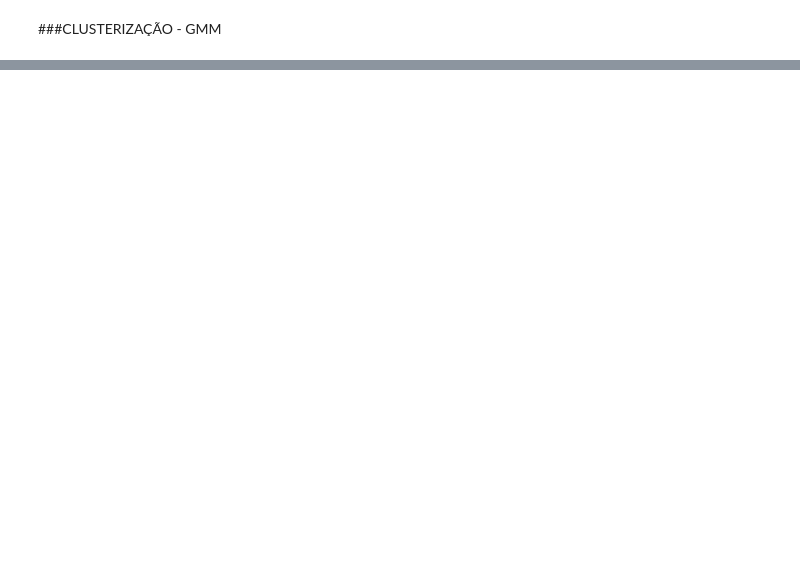
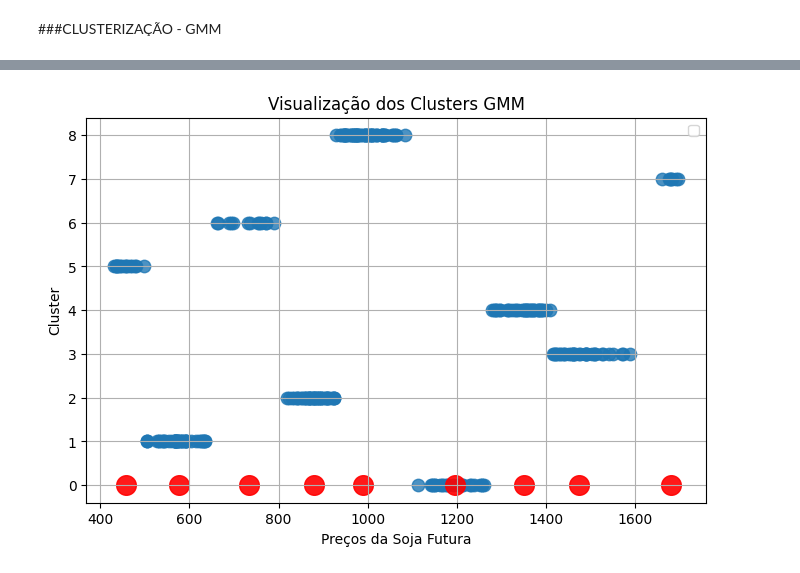
Before and after one commit to FelipeRuanMarinheiro/SOJA__REG, a Jupyter notebook: SOJA_REG.ipynb, the cells around one changed output, grey strips where cells are left out. Drawn from its saved outputs; the diff is of its cells as text; code cells hidden in the pictures; blank space fills up the shorter version.

```diff
--- a/SOJA_REG.ipynb
+++ b/SOJA_REG.ipynb
@@ -1314,4 +1275,19 @@ X_train = precos
 # %%
+# Importando bibliotecas
+import pandas as pd
+import numpy as np
+from scipy.stats import norm  # Importando norm do scipy.stats
+from sklearn.mixture import GaussianMixture
+from sklearn.model_selection import train_test_split
+from sklearn.metrics import silhouette_score, calinski_harabasz_score
+import matplotlib.pyplot as plt
+
+# Selecionando a coluna de preços
+precos = df_p_v['Preços'].to_numpy()
+
+# Usando todos os dados para treino
+X_train = precos
+
 # Definindo o intervalo de clusters
 n_clusters = np.arange(5, 15)
 
@@ -1324,7 +1300,83 @@ for n in n_clusters:
     modelo_gmm.fit(X_train.reshape(-1, 1))
 
     # Avaliando o modelo
-resultados[n] = {
-    "silhueta": silhouette_score(X_train.reshape(-1, 1), modelo_gmm.predict(X_train.reshape(-1, 1))),
-    "calinski_harabasz": calinski_harabasz_score(X_train.reshape(-1, 1), modelo_gmm.predict(X_train.reshape(-1, 1)))
-}
+    resultados[n] = {
+        "silhueta": silhouette_score(X_train.reshape(-1, 1), modelo_gmm.predict(X_train.reshape(-1, 1))),
+        "calinski_harabasz": calinski_harabasz_score(X_train.reshape(-1, 1), modelo_gmm.predict(X_train.reshape(-1, 1)))
+    }
+
+# Criando um DataFrame com os resultados
+df_resultados = pd.DataFrame(resultados).T
+
+# Mostrando o DataFrame
+print(df_resultados.to_string())
+
+# Selecionando o número ótimo de clusters
+numero_clusters_ideal = df_resultados.index[df_resultados['silhueta'].argmax()]
+
+# Treinando o modelo GMM final
+modelo_gmm_final = GaussianMixture(n_components=numero_clusters_ideal, random_state=42)
+modelo_gmm_final.fit(X_train.reshape(-1, 1))
+
+# Definindo a função para plotar o ajuste Gaussiano
+def fit_gaussiano (data, mean, std, color):
+    """
+    Função para plotar a curva Gaussiana ajustada para um cluster.
+
+    Args:
+        data: Array com os dados do cluster (preços).
+        mean: Média do cluster.
+        std: Desvio padrão do cluster.
+        color: Cor da curva Gaussiana.
+    """
+
+    # Definindo o intervalo de valores para a curva Gaussiana
+    x = np.linspace(data.min(), data.max(), 100)
+
+    # Ajustando a curva Gaussiana
+    y = norm(loc=mean, scale=std).pdf(x)
+
+    # Plotando a curva Gaussiana
+    plt.figure(figsize=(8, 5))
+    plt.plot(x, y.ravel(), color=color, label=f"Cluster {color}")
+    plt.title('Visualização dos Clusters GMM com Ajuste Gaussiano e Amplitude Interquartil')
+    plt.xlabel('Preços da Soja Futura')
+    plt.ylabel('Densidade de Probabilidade')
+    plt.grid(True)
+    plt.legend()
+
+
+# Visualizando os clusters
+predicted_labels = modelo_gmm_final.predict(X_train.reshape(-1, 1))
+
+# Adicionando rótulos e título para melhor interpretação
+plt.figure(figsize=(8, 5))
+plt.xlabel('Preços da Soja Futura')
+plt.ylabel('Cluster')
+plt.title('Visualização dos Clusters GMM')
+plt.grid(True)
+plt.legend()
+
+
+# Plotando os pontos e seus clusters
+plt.scatter(X_train, predicted_labels, s=80, alpha=0.8)
+# Plotando os centros de cada cluster como marcadores maiores
+plt.scatter(modelo_gmm_final.means_, np.zeros_like(modelo_gmm_final.means_), s=200, c='red', marker='o', alpha=0.9, label='Centros Clusters')
+
+
+
+# Adicionando linhas para amplitude interquartil (IQR)
+medias = modelo_gmm_final.means_
+desvios_padrao = np.sqrt(modelo_gmm_final.covariances_)
+amplitudes = [calculate_iqr(data) for data in modelo_gmm_final.predict(X_train.reshape(-1, 1))]
+for i in range(len(medias)):
+
+    # Filtrando os dados do cluster atual
+    cluster_data = X_train[modelo_gmm_final.predict(X_train.reshape(-1, 1)) == i]
+
+    # Verificando se há dados para o cluster atual (evita erros)
+    if len(cluster_data) > 0:
+        fit_gaussiano (cluster_data, medias[i], desvios_padrao[i], f"C{i+1}")
+        plt.axvline(medias[i] - amplitudes[i]/2, color=f"C{i+1}", alpha=0.5, linestyle='dashed')
+        plt.axvline(medias[i] + amplitudes[i]/2, color=f"C{i+1}", alpha=0.5, linestyle='dashed')
+# %% [output]
@@ -1330,0 +1396 @@ resultados[n] = {
+[figure, added]
```
Also changed, not shown: parts of 23 cells of this notebook.
